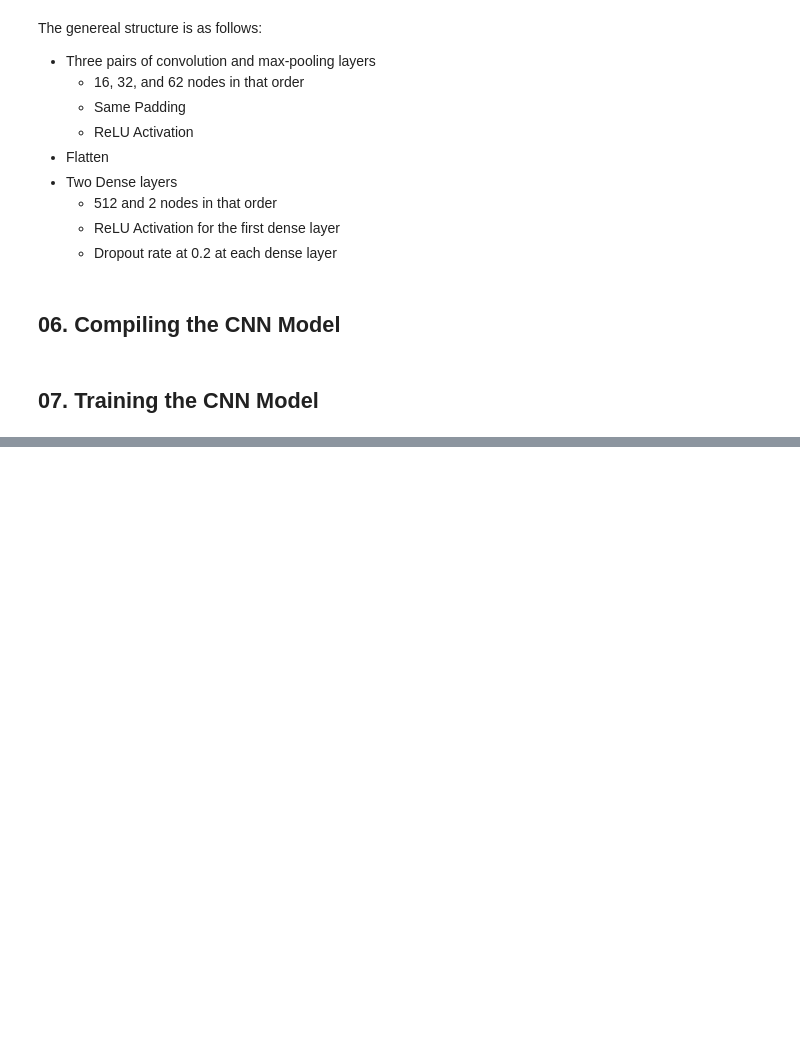
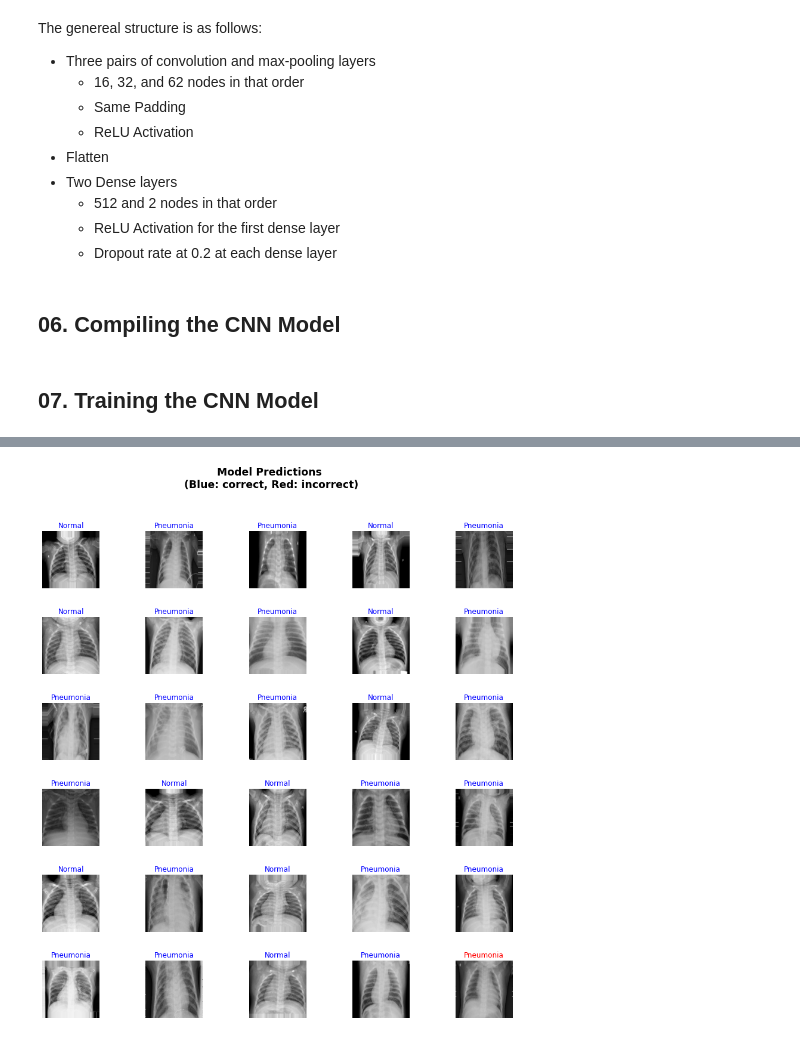
Before and after one commit to byunsy/pneumonia-classification, a Jupyter notebook: Pneumonia_Classification.ipynb, the cells around one changed output, grey strips where cells are left out. Saved outputs shown, nothing was run; the diff lists cells and outputs as text; code cells hidden in the pictures; blank space fills up the shorter version.

```diff
--- a/Pneumonia_Classification.ipynb
+++ b/Pneumonia_Classification.ipynb
@@ -502,0 +503,12 @@ plt.show()
+# %%
+class_names = np.array(['Normal','Pneumonia'])
+
+image_batch, label_batch = next(iter(train_data_gen))
+
+predicted_batch = model.predict(image_batch)
+predicted_batch = tf.squeeze(predicted_batch).numpy()
+
+predicted_ids = np.argmax(predicted_batch, axis=-1)
+predicted_class_names = class_names[predicted_ids]
+
+print(predicted_class_names)
@@ -502,0 +547,19 @@ plt.show()
+# %%
+plt.figure(figsize=(15,15))
+for n in range(30):
+  plt.subplot(6,5,n+1)
+  plt.subplots_adjust(hspace=0.5)
+  plt.imshow(image_batch[n])
+
+  if predicted_ids[n] == label_batch[n]:
+    color = "blue"
+  else:
+    color = "red"
+
+  plt.title(predicted_class_names[n].title(), color=color)
+  plt.axis('off')
+
+_ = plt.suptitle("Model Predictions\n (Blue: correct, Red: incorrect)",
+                 fontsize='xx-large', fontweight='bold')
+# %% [output]
+[figure, added]
```
Also changed, not shown: parts of 21 cells of this notebook.
